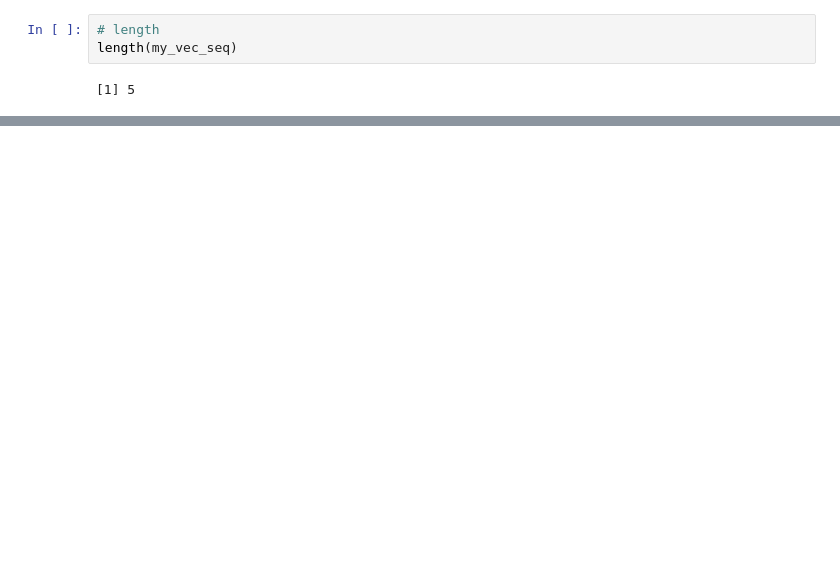
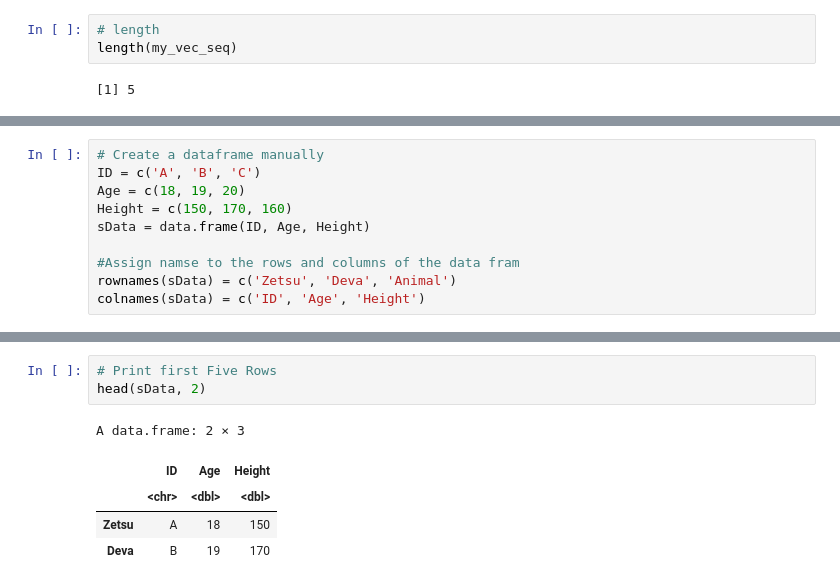
Before and after one commit to darshbs/R-Practice, a Jupyter notebook: R_Datatypes.ipynb, the cells around one changed output, grey strips where cells are left out. Saved outputs shown, nothing was run; the diff lists cells and outputs as text; blank space fills up the shorter version.

```diff
--- a/R_Datatypes.ipynb
+++ b/R_Datatypes.ipynb
@@ -81,0 +281,10 @@ class(my_vec2)
+# %%
+# Create a dataframe manually
+ID = c('A', 'B', 'C')
+Age = c(18, 19, 20)
+Height = c(150, 170, 160)
+sData = data.frame(ID, Age, Height)
+
+#Assign namse to the rows and columns of the data fram
+rownames(sData) = c('Zetsu', 'Deva', 'Animal')
+colnames(sData) = c('ID', 'Age', 'Height')
@@ -81,0 +301,9 @@ class(my_vec2)
+# %%
+# Print first Five Rows
+head(sData, 2)
+# %% [output]
+A data.frame: 2 × 3
+|  | ID | Age | Height |
+|  | <chr> | <dbl> | <dbl> |
+| Zetsu | A | 18 | 150 |
+| Deva | B | 19 | 170 |
```
Also changed, not shown: parts of 45 cells of this notebook.
